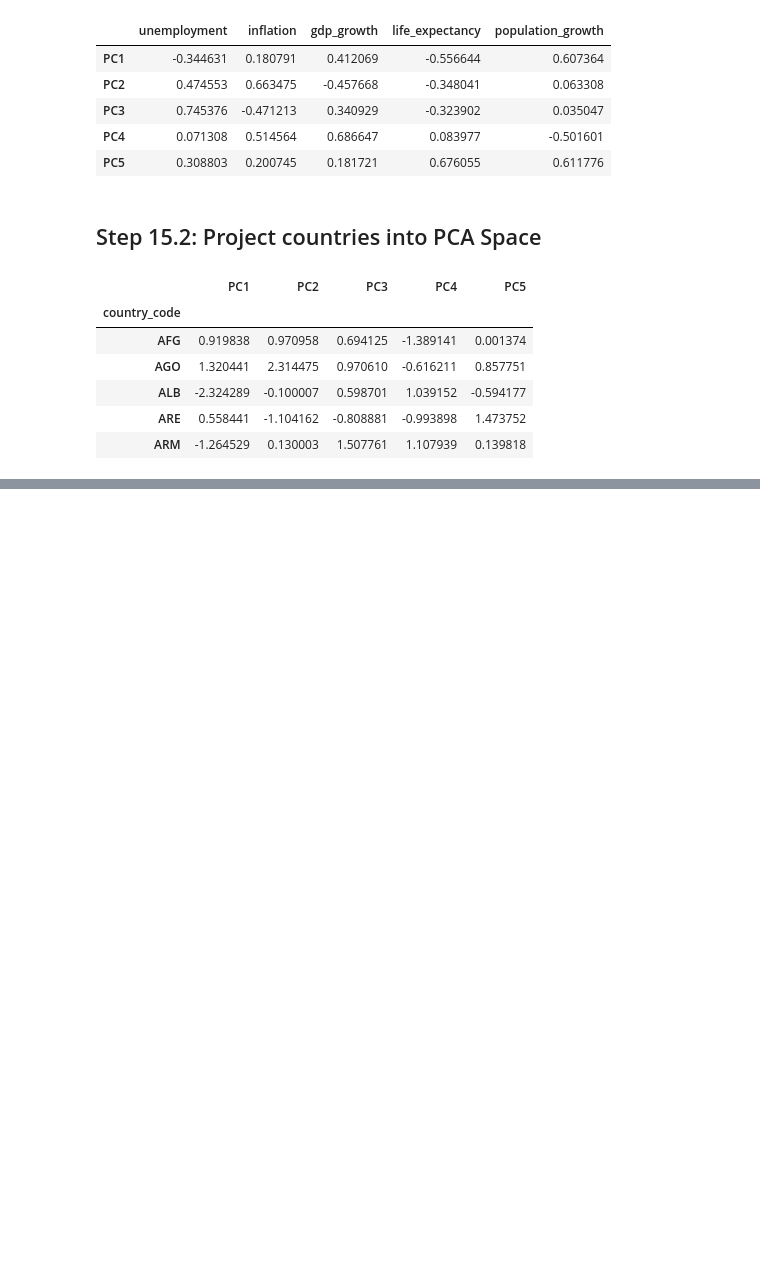
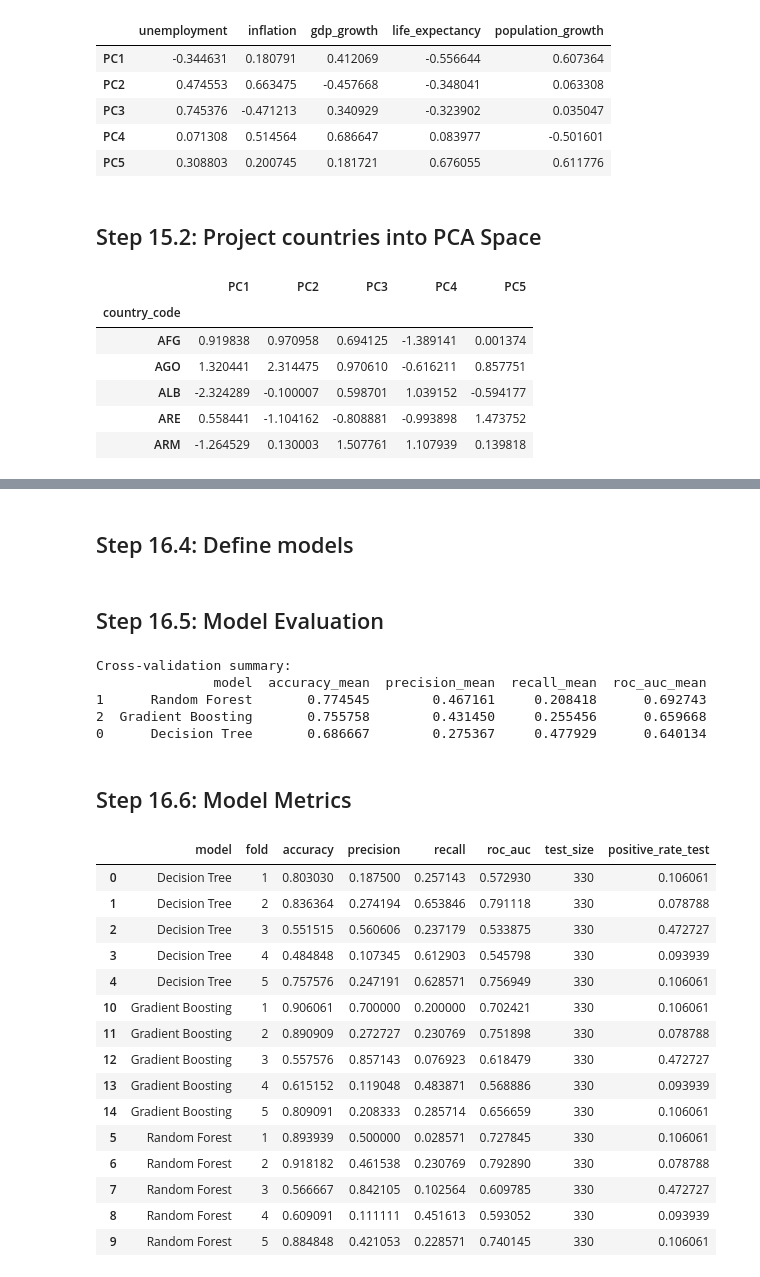
Before and after one commit to tendai-codes/worldbank_unemployment_linear_algebra_project, a Jupyter notebook: notebook_worldbank_linear_algebra.ipynb, the cells around one changed output, grey strips where cells are left out. Drawn from its saved outputs; the diff is of its cells as text; code cells hidden in the pictures; blank space fills up the shorter version.

```diff
--- a/notebook_worldbank_linear_algebra.ipynb
+++ b/notebook_worldbank_linear_algebra.ipynb
@@ -1362,0 +1587,2 @@ fig.show()
+# %% [markdown]
+## Step 16.4: Define models
@@ -1362,0 +1616,58 @@ fig.show()
+# %% [markdown]
+## Step 16.5: Model Evaluation
+# %%
+all_fold_results = []
+all_summaries = []
+all_confusions = {}
+all_predictions = []
+
+for model_name, model in models.items():
+    fold_df, summary_df, confusion_list, preds_df = evaluate_classifier_cv(
+        name=model_name,
+        model=model,
+        X=X,
+        y=y,
+        meta=meta,
+        n_splits=5
+    )
+
+    all_fold_results.append(fold_df)
+    all_summaries.append(summary_df)
+    all_confusions[model_name] = confusion_list
+    all_predictions.append(preds_df)
+
+fold_results_df = pd.concat(all_fold_results, ignore_index=True)
+summary_results_df = pd.concat(all_summaries, ignore_index=True).sort_values(
+    "roc_auc_mean", ascending=False
+)
+predictions_df = pd.concat(all_predictions, ignore_index=True)
+
+print("Cross-validation summary:")
+print(summary_results_df)
+# %% [output]
+Cross-validation summary:
+               model  accuracy_mean  precision_mean  recall_mean  roc_auc_mean
+1      Random Forest       0.774545        0.467161     0.208418      0.692743
+2  Gradient Boosting       0.755758        0.431450     0.255456      0.659668
+0      Decision Tree       0.686667        0.275367     0.477929      0.640134
+# %% [markdown]
+## Step 16.6: Model Metrics
+# %%
+fold_results_df.sort_values(["model", "fold"])
+# %% [output]
+|  | model | fold | accuracy | precision | recall | roc_auc | test_size | positive_rate_test |
+| 0 | Decision Tree | 1 | 0.803030 | 0.187500 | 0.257143 | 0.572930 | 330 | 0.106061 |
+| 1 | Decision Tree | 2 | 0.836364 | 0.274194 | 0.653846 | 0.791118 | 330 | 0.078788 |
+| 2 | Decision Tree | 3 | 0.551515 | 0.560606 | 0.237179 | 0.533875 | 330 | 0.472727 |
+| 3 | Decision Tree | 4 | 0.484848 | 0.107345 | 0.612903 | 0.545798 | 330 | 0.093939 |
+| 4 | Decision Tree | 5 | 0.757576 | 0.247191 | 0.628571 | 0.756949 | 330 | 0.106061 |
+| 10 | Gradient Boosting | 1 | 0.906061 | 0.700000 | 0.200000 | 0.702421 | 330 | 0.106061 |
+| 11 | Gradient Boosting | 2 | 0.890909 | 0.272727 | 0.230769 | 0.751898 | 330 | 0.078788 |
+| 12 | Gradient Boosting | 3 | 0.557576 | 0.857143 | 0.076923 | 0.618479 | 330 | 0.472727 |
+| 13 | Gradient Boosting | 4 | 0.615152 | 0.119048 | 0.483871 | 0.568886 | 330 | 0.093939 |
+| 14 | Gradient Boosting | 5 | 0.809091 | 0.208333 | 0.285714 | 0.656659 | 330 | 0.106061 |
+| 5 | Random Forest | 1 | 0.893939 | 0.500000 | 0.028571 | 0.727845 | 330 | 0.106061 |
+| 6 | Random Forest | 2 | 0.918182 | 0.461538 | 0.230769 | 0.792890 | 330 | 0.078788 |
+| 7 | Random Forest | 3 | 0.566667 | 0.842105 | 0.102564 | 0.609785 | 330 | 0.472727 |
+| 8 | Random Forest | 4 | 0.609091 | 0.111111 | 0.451613 | 0.593052 | 330 | 0.093939 |
+| 9 | Random Forest | 5 | 0.884848 | 0.421053 | 0.228571 | 0.740145 | 330 | 0.106061 |
```
Also changed, not shown: parts of 16 cells of this notebook.
